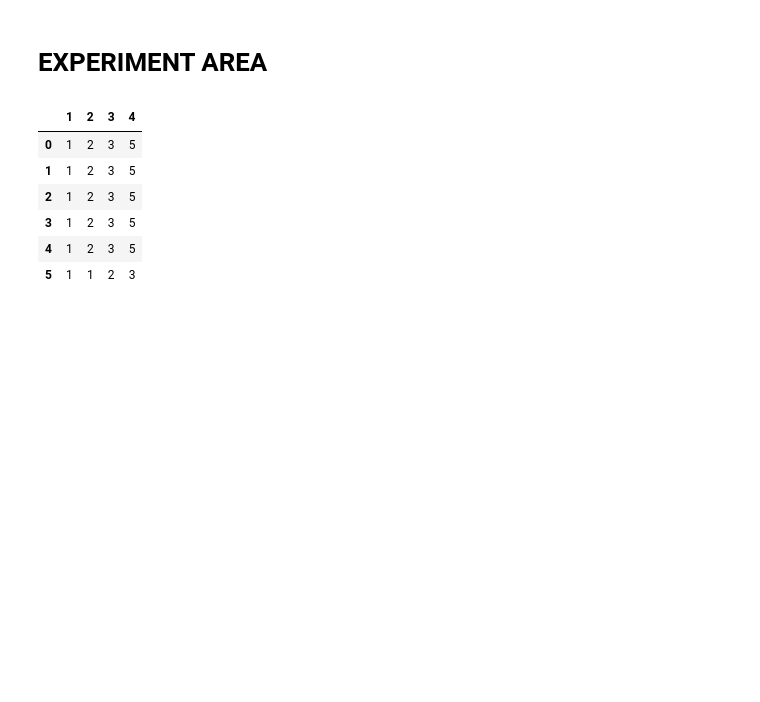
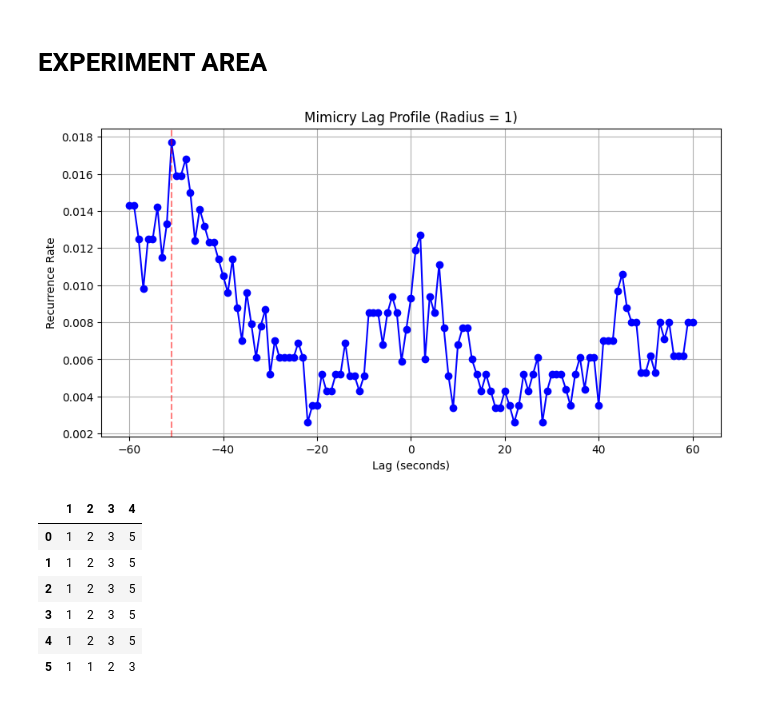
Before and after one commit to erikfrohn/facial-expression-interpersonal-association, a Jupyter notebook: main.ipynb, the cells around one changed output. Drawn from its saved outputs; the diff is of its cells as text; code cells hidden in the pictures; blank space fills up the shorter version.

```diff
--- a/main.ipynb
+++ b/main.ipynb
@@ -217,11 +236,11 @@ plt.show()
 # %%
 for pair in AVAILABLE_PAIRS:
     print(f'{pair} is being processed')
-    # if os.path.exists(os.path.join(LOCATION, pair, CORRELATION_FOLDER, f'{pair}_rr_overall.csv')):
-    #     continue
+    if os.path.exists(os.path.join(LOCATION, pair, CORRELATION_FOLDER, f'{pair}_rr_overall.csv')) and os.path.exists(os.path.join(LOCATION, pair, CORRELATION_FOLDER, f'{pair}_rr_profile.csv')) :
+         continue
     p1, p2 = pair.split("_")
     RR_overall = pd.DataFrame(columns=['phase', *FACTORS, *COMPONENTS])
-    RR_profile = pd.DataFrame(columns=['phase', 'component' *np.arange(-60,61)])
+    RR_profile = pd.DataFrame(columns=['phase', 'component', *np.arange(-60,61)])
     files = os.path.join(LOCATION, pair, FEATURE_FOLDER)
     for phase in PHASES:
         nav_file = os.path.join(files,f'pp{p1}_{phase}_corrca.csv')
@@ -234,7 +253,7 @@ for pair in AVAILABLE_PAIRS:
             for c in COMPONENTS:
                 nav = pd.read_csv(nav_file)
                 pil = pd.read_csv(pil_file)
-                corr = cm.crqa_lag_analysis(nav[c].values, pil[c].values)
+                corr = cm.crqa_lag_analysis(nav[c].values, pil[c].values,radius=RADIUS[c], remove_non_event_matches=REMOVE_NEM[c])
                 components.append(corr['RR'])
                 RR_profile.loc[len(RR_profile)] = [phase, c, *corr['rr_profile']]
 
@@ -246,7 +265,7 @@ for pair in AVAILABLE_PAIRS:
             for f in FACTORS:
                 nav = pd.read_csv(nav_file)
                 pil = pd.read_csv(pil_file)
-                fac = cm.crqa_lag_analysis(nav[f].values, pil[f].values)
+                fac = cm.crqa_lag_analysis(nav[f].values, pil[f].values, radius=RADIUS[f], remove_non_event_matches=REMOVE_NEM[f])
                 components.append(fac['RR'])
                 RR_profile.loc[len(RR_profile)] = [phase, f, *corr['rr_profile']]
 
@@ -265,3 +295,19 @@ df = pd.DataFrame(columns = ['1', '2','3', '4'])
+# %%
+overall = pd.read_csv(r'data\05_06\correlations\05_06_rr_overall.csv')
+profile = pd.read_csv(r'data\05_06\correlations\05_06_rr_profile.csv')
+
+lags = np.arange(-60,61)
+rr_profile = profile.loc[2][2:]
+plt.figure(figsize=(10, 5))
+plt.plot(lags, rr_profile, 'b-o')
+plt.axvline(lags[np.argmax(np.array(rr_profile))], color='r', linestyle='--', alpha=0.5)
+plt.xlabel('Lag (seconds)')
+plt.ylabel('Recurrence Rate')
+plt.title(f'Mimicry Lag Profile (Radius = 1)')
+plt.grid(True)
+plt.show()
+# %% [output]
+[figure, added]
 # %%
 row = [1,2,3]
 df.loc[len(df)] = [1, *row]
```
Also changed, not shown: parts of 4 cells of this notebook.
